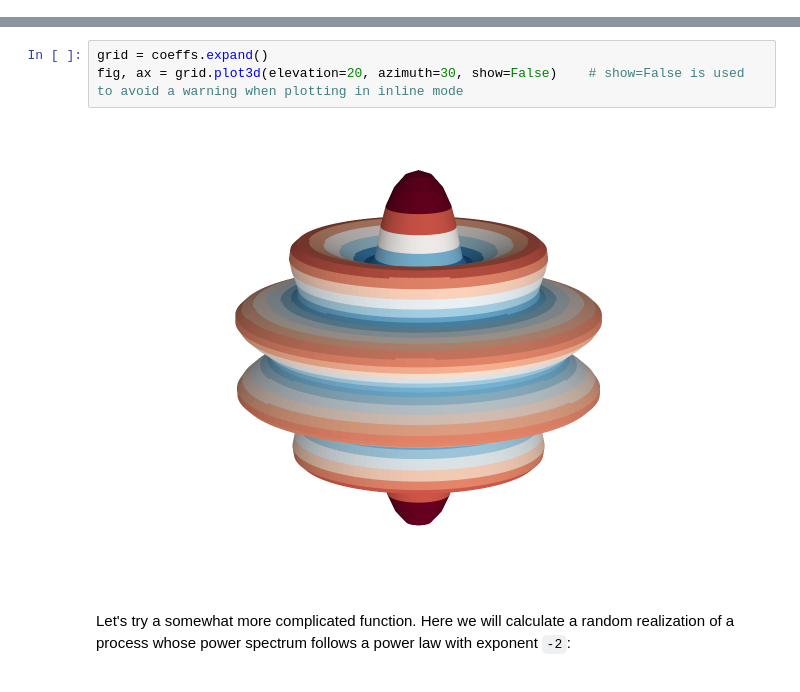
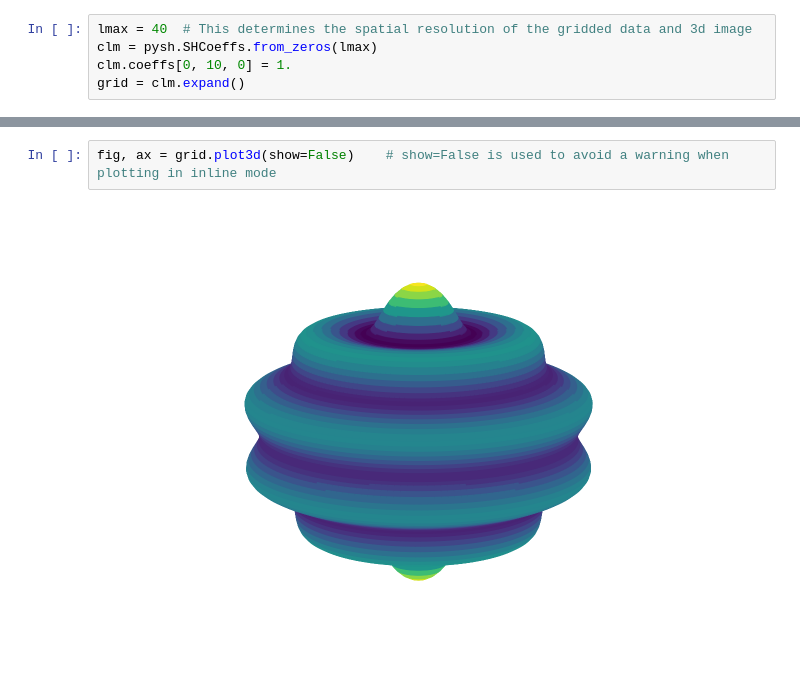
Before and after one commit to SHTOOLS/SHTOOLS, a Jupyter notebook: examples/notebooks/3d-plots.ipynb, the cells around one changed output, grey strips where cells are left out. Cells and saved outputs as stored; diff of their text form.

Commit message:
Update 3d-plotting notebook

```diff
--- a/examples/notebooks/3d-plots.ipynb
+++ b/examples/notebooks/3d-plots.ipynb
@@ -18,0 +13,5 @@ To plot the data, we first expand it on a grid, and then use the method `plot3d(
+# %%
+lmax = 40  # This determines the spatial resolution of the gridded data and 3d image
+clm = pysh.SHCoeffs.from_zeros(lmax)
+clm.coeffs[0, 10, 0] = 1.
+grid = clm.expand()
@@ -19,7 +28,4 @@ To plot the data, we first expand it on a grid, and then use the method `plot3d(
 # %%
-grid = coeffs.expand()
-fig, ax = grid.plot3d(elevation=20, azimuth=30, show=False)    # show=False is used to avoid a warning when plotting in inline mode
+fig, ax = grid.plot3d(show=False)    # show=False is used to avoid a warning when plotting in inline mode
 # %% [output]
-[figure, old version]
+[figure, new version]
-# %% [markdown]
-Let's try a somewhat more complicated function. Here we will calculate a random realization of a process whose power spectrum follows a power law with exponent `-2`:
```
Also changed, not shown: parts of 18 cells of this notebook, 1 other file.
